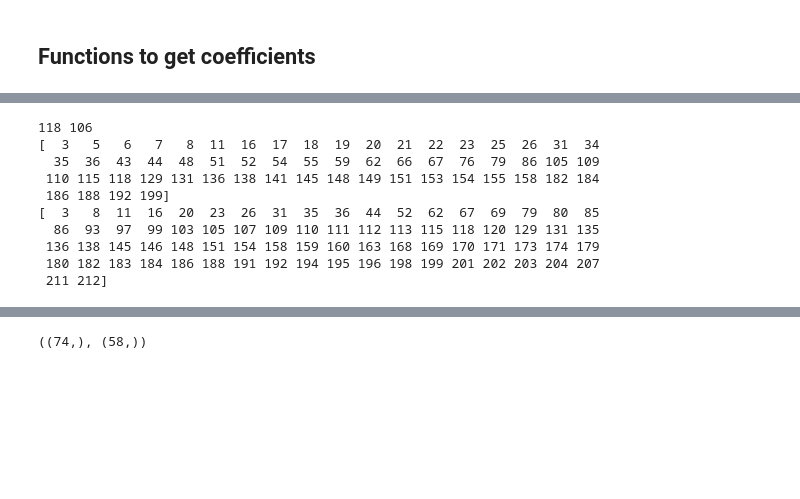
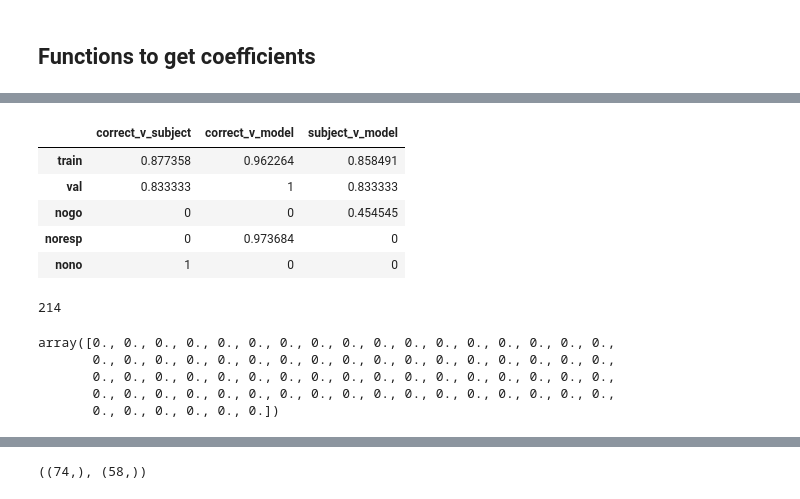
Before and after one commit to mgonzal1/wombats-malos, a Jupyter notebook: notebooks/multi_sessions.ipynb, the cells around one changed output, grey strips where cells are left out. Drawn from its saved outputs; the diff is of its cells as text; code cells hidden in the pictures; blank space fills up the shorter version.

```diff
--- a/notebooks/multi_sessions.ipynb
+++ b/notebooks/multi_sessions.ipynb
@@ -288,13 +321,9 @@ Wall time: 3.84 s
-# %%
-train_set, val_set, no_go_set, no_resp_set = split_validation_set(session_data)
-# %% [output]
-118 106
-[  3   5   6   7   8  11  16  17  18  19  20  21  22  23  25  26  31  34
-  35  36  43  44  48  51  52  54  55  59  62  66  67  76  79  86 105 109
- 110 115 118 129 131 136 138 141 145 148 149 151 153 154 155 158 182 184
- 186 188 192 199]
-[  3   8  11  16  20  23  26  31  35  36  44  52  62  67  69  79  80  85
-  86  93  97  99 103 105 107 109 110 111 112 113 115 118 120 129 131 135
- 136 138 145 146 148 151 154 158 159 160 163 168 169 170 171 173 174 179
- 180 182 183 184 186 188 191 192 194 195 196 198 199 201 202 203 204 207
- 211 212]
+# %%
+model_binary_scores[0]
+# %% [output]
+|  | correct_v_subject | correct_v_model | subject_v_model |
+| train | 0.877358 | 0.962264 | 0.858491 |
+| val | 0.833333 | 1 | 0.833333 |
+| nogo | 0 | 0 | 0.454545 |
+| noresp | 0 | 0.973684 | 0 |
+| nono | 1 | 0 | 0 |
@@ -300,0 +334,7 @@ train_set, val_set, no_go_set, no_resp_set = split_validation_set(session_data)
+# %%
+cnt=0
+for k,v in data_splits.items():
+    cnt+=len(v['response'])
+print(cnt)
+# %% [output]
+214
@@ -300,0 +348,8 @@ train_set, val_set, no_go_set, no_resp_set = split_validation_set(session_data)
+# %%
+data_splits[data_div]["response"]
+# %% [output]
+array([0., 0., 0., 0., 0., 0., 0., 0., 0., 0., 0., 0., 0., 0., 0., 0., 0.,
+       0., 0., 0., 0., 0., 0., 0., 0., 0., 0., 0., 0., 0., 0., 0., 0., 0.,
+       0., 0., 0., 0., 0., 0., 0., 0., 0., 0., 0., 0., 0., 0., 0., 0., 0.,
+       0., 0., 0., 0., 0., 0., 0., 0., 0., 0., 0., 0., 0., 0., 0., 0., 0.,
+       0., 0., 0., 0., 0., 0.])
```
Also changed, not shown: parts of 12 cells of this notebook, 3 other files.
